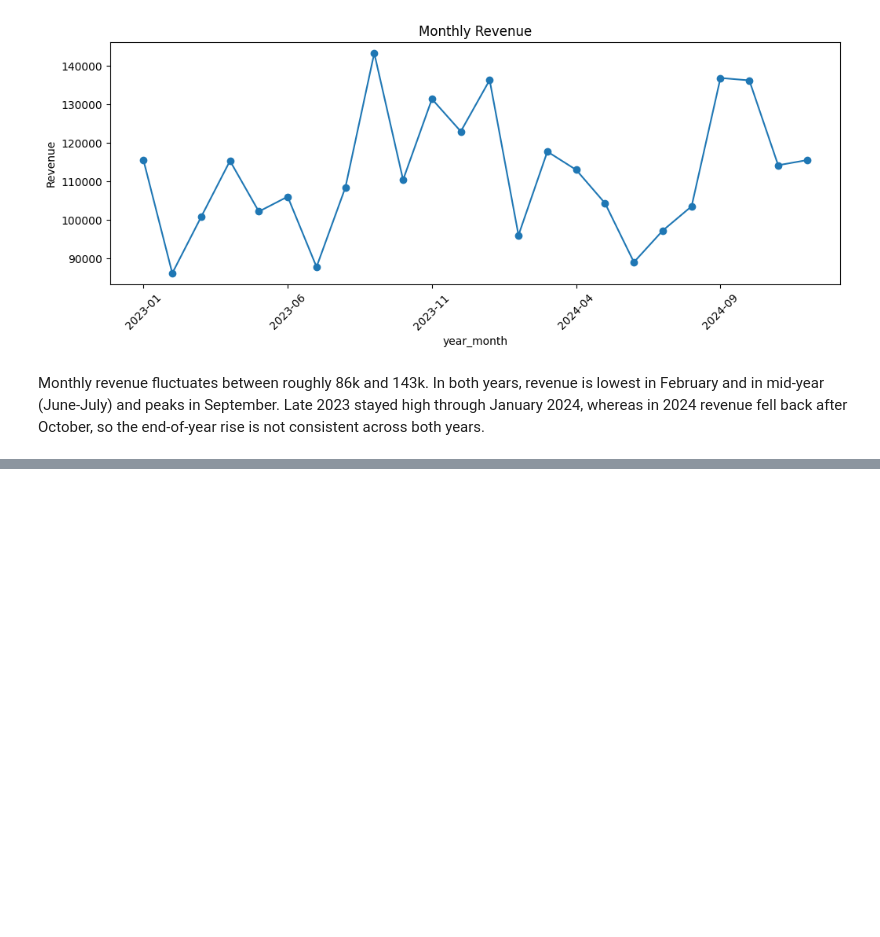
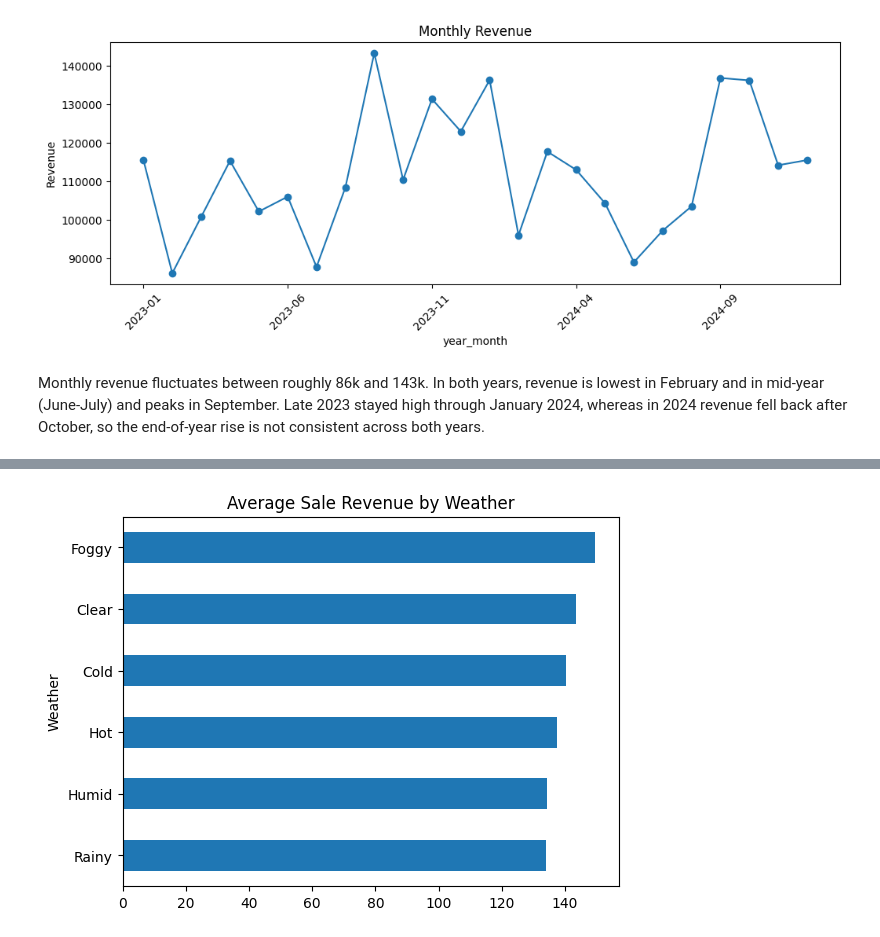
Before and after one commit to yabasahilda2004/Bakery_Sales, a Jupyter notebook: bakery.ipynb, the cells around one changed output, grey strips where cells are left out. Cells and saved outputs as stored; diff of their text form; code cells hidden in the pictures; blank space fills up the shorter version.

```diff
--- a/bakery.ipynb
+++ b/bakery.ipynb
@@ -345,0 +490,6 @@ Monthly revenue fluctuates between roughly 86k and 143k. In both years, revenue
+# %%
+#Revenue distribution across different Weather.
+df.groupby('Weather')['Revenue'].mean().sort_values().plot(kind='barh', title='Average Sale Revenue by Weather')
+plt.show()
+# %% [output]
+[figure, added]
```
Also changed, not shown: parts of 23 cells of this notebook.
